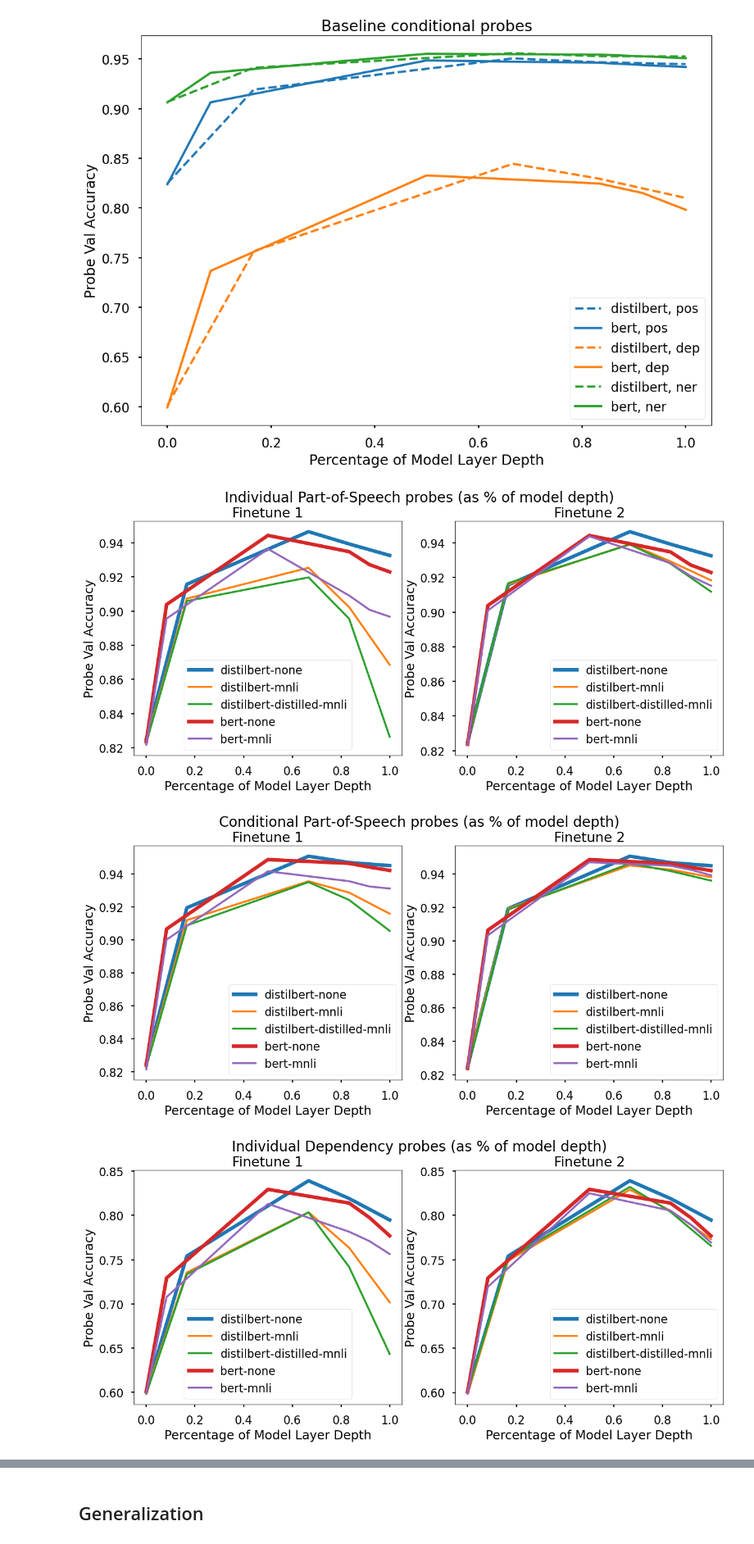
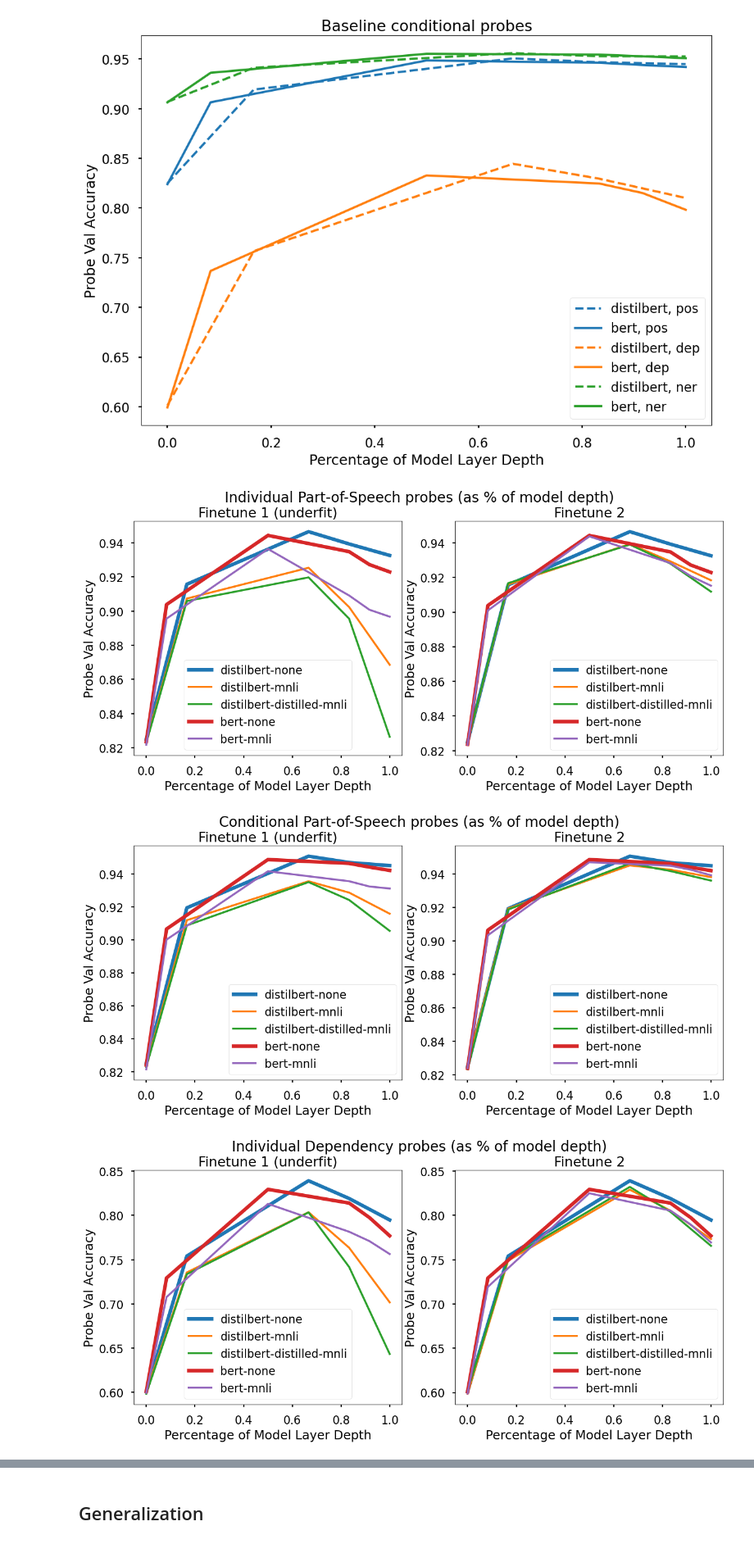
Before and after one commit to zy-f/nlp-distill-probing, a Jupyter notebook: visualization.ipynb, the cells around one changed output, grey strips where cells are left out. Shown at 82% size. Saved outputs shown, nothing was run; the diff lists cells and outputs as text; code cells hidden in the pictures.

Commit message:
more new plots

```diff
--- a/visualization.ipynb
+++ b/visualization.ipynb
@@ -50,34 +50,34 @@ for t in ['pos', 'dep', 'ner']:
         for model in ['distilbert', 'bert']:
             layers = b_layers if model == 'bert' else db_layers
             layer_names = [f'layer{i}' for i in layers]
             tune_types = ['none', 'mnli']
             if model == 'distilbert':
                 tune_types += ['mixedmnli']
             subdf = df[(df['m_arch'] == model) & (df['p_type'] == ptype) & (df['p_task'] == t)]
             subdf_old = df_old[(df_old['m_arch'] == model) & (df_old['p_type'] == ptype) & (df_old['p_task'] == t)]
             fig.suptitle(f"{full_words[ptype]} {full_words[t]} probes (as % of model depth)", size=20)
-            ax[0].set_title('Finetune 1')
+            ax[0].set_title('Finetune 1 (underfit)')
             ax[1].set_title('Finetune 2')
             ax[0].set_xlabel('Percentage of Model Layer Depth')
             ax[1].set_xlabel('Percentage of Model Layer Depth')
             ax[0].set_ylabel('Probe Val Accuracy')
             ax[1].set_ylabel('Probe Val Accuracy')
             for tt in tune_types:
                 data_ = subdf[subdf['m_finetune'] == tt][layer_names]
                 data_old_ = subdf_old[subdf_old['m_finetune'] == tt][layer_names]
                 layer_pcts = [l / max(layers) for l in layers]
                 tt = tt.replace('mixedmnli', 'distilled-mnli')
                 if tt == 'none':
                     ax[0].plot(layer_pcts, data_.values.flatten(), label=f'{model}-{tt}', color=COLORS[i], linewidth=5)
                     ax[1].plot(layer_pcts, data_.values.flatten(), label=f'{model}-{tt}', color=COLORS[i], linewidth=5)
                 else:
                     ax[1].plot(layer_pcts, data_.values.flatten(), label=f'{model}-{tt}', color=COLORS[i])
                     ax[0].plot(layer_pcts, data_old_.values.flatten(), label=f'{model}-{tt}', color=COLORS[i])
                 i += 1
         ax[0].legend()
         ax[1].legend()
         plt.show()
 # %% [output]
-[figure, old version]
+[figure, new version]
-[figure, old version]
+[figure, new version]
-[figure, old version]
+[figure, new version]
```
Also changed, not shown: parts of 1 cell of this notebook.
